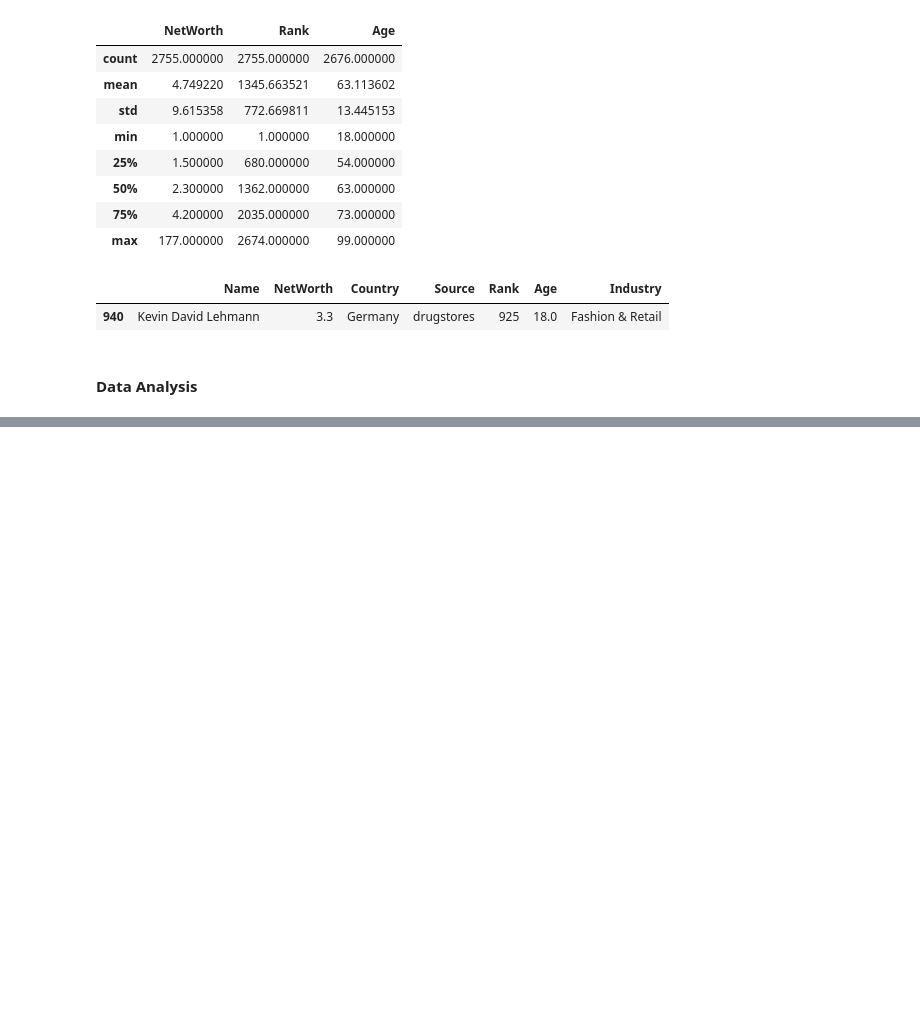
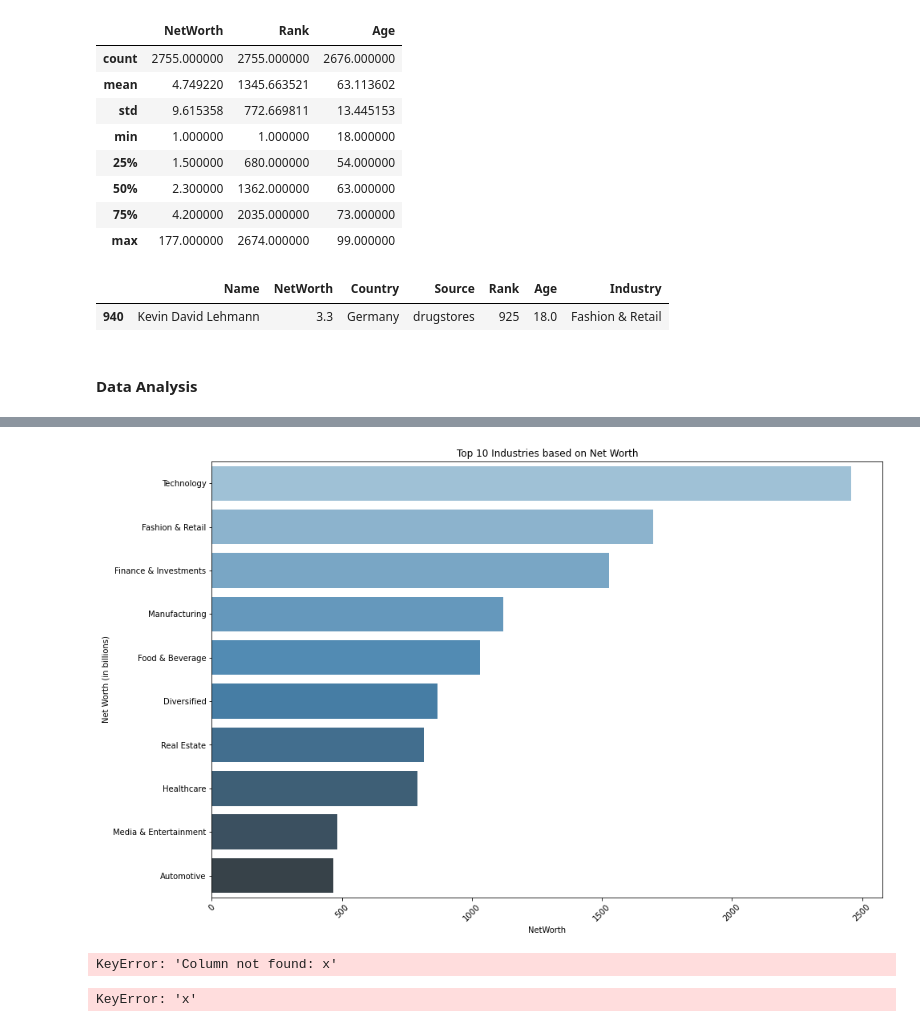
Before and after one commit to KilangoFaith/Billionaire-Analysis, a Jupyter notebook: Billionaires Analysis.ipynb, the cells around one changed output, grey strips where cells are left out. Drawn from its saved outputs; the diff is of its cells as text; code cells hidden in the pictures; blank space fills up the shorter version.

```diff
--- a/Billionaires Analysis.ipynb
+++ b/Billionaires Analysis.ipynb
@@ -192,0 +197,11 @@ Top_10_ind_hghst_Netwth
+# %%
+# plt.figure(figsize=(15, 16))
+plt.figure(figsize=(15, 10))
+plt.title('Top 10 Industries based on Net Worth')
+sns.barplot(data=Top_10_ind_hghst_Netwth, y='Industry', x='NetWorth', palette='Blues_d')
+plt.xlabel('NetWorth')
+plt.xticks(rotation=45)
+plt.ylabel('Net Worth (in billions)')
+plt.show()
+# %% [output]
+[figure, added]
@@ -192,0 +210,8 @@ Top_10_ind_hghst_Netwth
+# %%
+billionaires(y ='Country', x= 'NetWorth')
+# %% [output]
+KeyError: 'Column not found: x'
+# %%
+billionaires(y= 'Country', x = 'NetWorth')
+# %% [output]
+KeyError: 'x'
```
Also changed, not shown: parts of 6 cells of this notebook.
